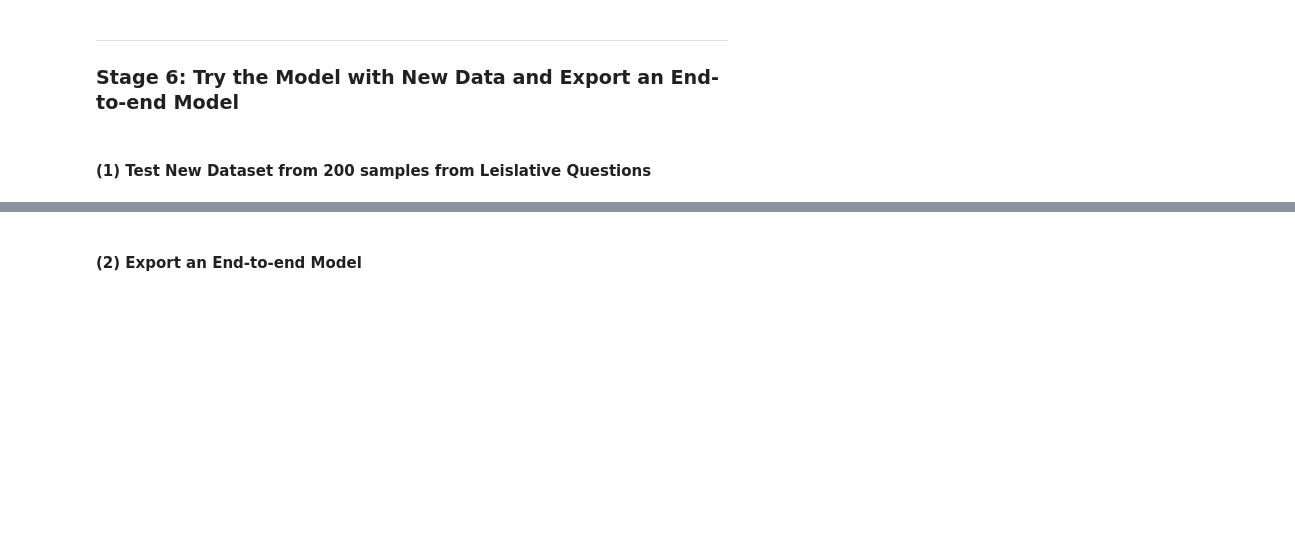
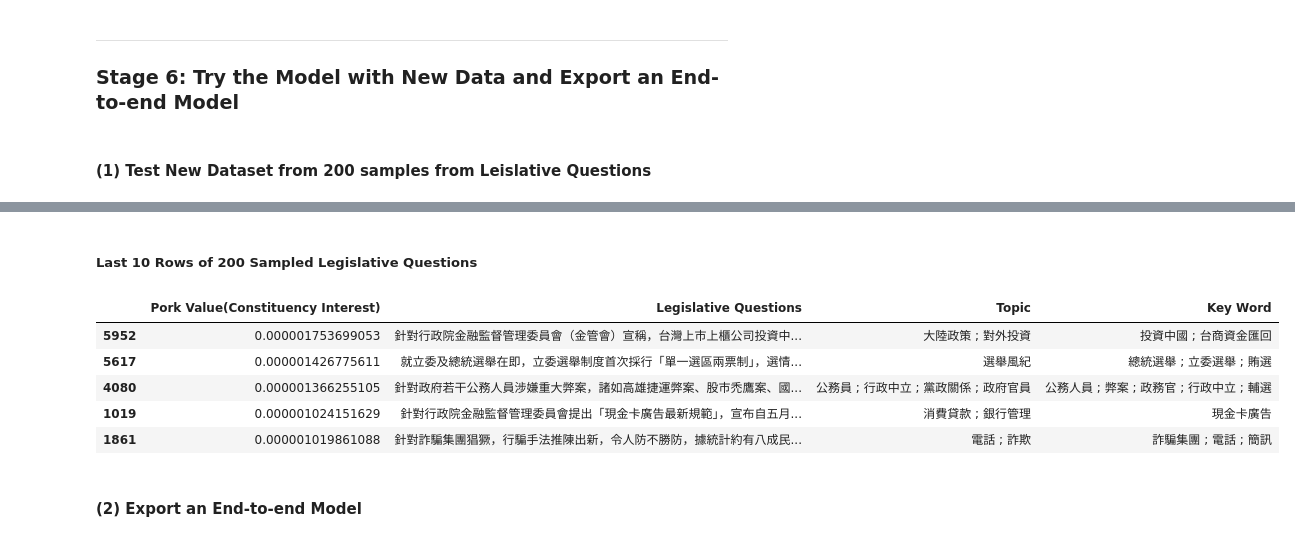
Before and after one commit to davidycliao/PorkCNN, a Jupyter notebook: demo-cnn-pork-barrel-classification-task.ipynb, the cells around one changed output, grey strips where cells are left out. Saved outputs shown, nothing was run; the diff lists cells and outputs as text; code cells hidden in the pictures; blank space fills up the shorter version.

```diff
--- a/demo-cnn-pork-barrel-classification-task.ipynb
+++ b/demo-cnn-pork-barrel-classification-task.ipynb
@@ -398,3 +398,18 @@ pd.DataFrame(
+# %% [markdown]
+##### Last 10 Rows of 200 Sampled Legislative Questions
+# %%
+pd.DataFrame(
+    {'Pork Value(Constituency Interest)':[as_num(Dcnn(np.array([tokenizer.encode(line)]), training=True).numpy()[0][0]) for line in sub_set],
+     'Legislative Questions ': sample_df.title,
+     'Topic': sample_df.topic,
+     'Key Word':sample_df.keywords}).sort_values(by=['Pork Value(Constituency Interest)'], ascending = False).tail(5)
+# %% [output]
+|  | Pork Value(Constituency Interest) | Legislative Questions | Topic | Key Word |
+| 5952 | 0.000001753699053 | 針對行政院金融監督管理委員會（金管會）宣稱，台灣上市上櫃公司投資中... | 大陸政策 ; 對外投資 | 投資中國 ; 台商資金匯回 |
+| 5617 | 0.000001426775611 | 就立委及總統選舉在即，立委選舉制度首次採行「單一選區兩票制」，選情... | 選舉風紀 | 總統選舉 ; 立委選舉 ; 賄選 |
+| 4080 | 0.000001366255105 | 針對政府若干公務人員涉嫌重大弊案，諸如高雄捷運弊案、股市禿鷹案、國... | 公務員 ; 行政中立 ; 黨政關係 ; 政府官員 | 公務人員 ; 弊案 ; 政務官 ; 行政中立 ; 輔選 |
+| 1019 | 0.000001024151629 | 針對行政院金融監督管理委員會提出「現金卡廣告最新規範」，宣布自五月... | 消費貸款 ; 銀行管理 | 現金卡廣告 |
+| 1861 | 0.000001019861088 | 針對詐騙集團猖獗，行騙手法推陳出新，令人防不勝防，據統計約有八成民... | 電話 ; 詐欺 | 詐騙集團 ; 電話 ; 簡訊 |
 # %% [markdown]
 #### (2) Export an End-to-end Model
 # %%
```
Also changed, not shown: parts of 17 cells of this notebook, 6 other files.
